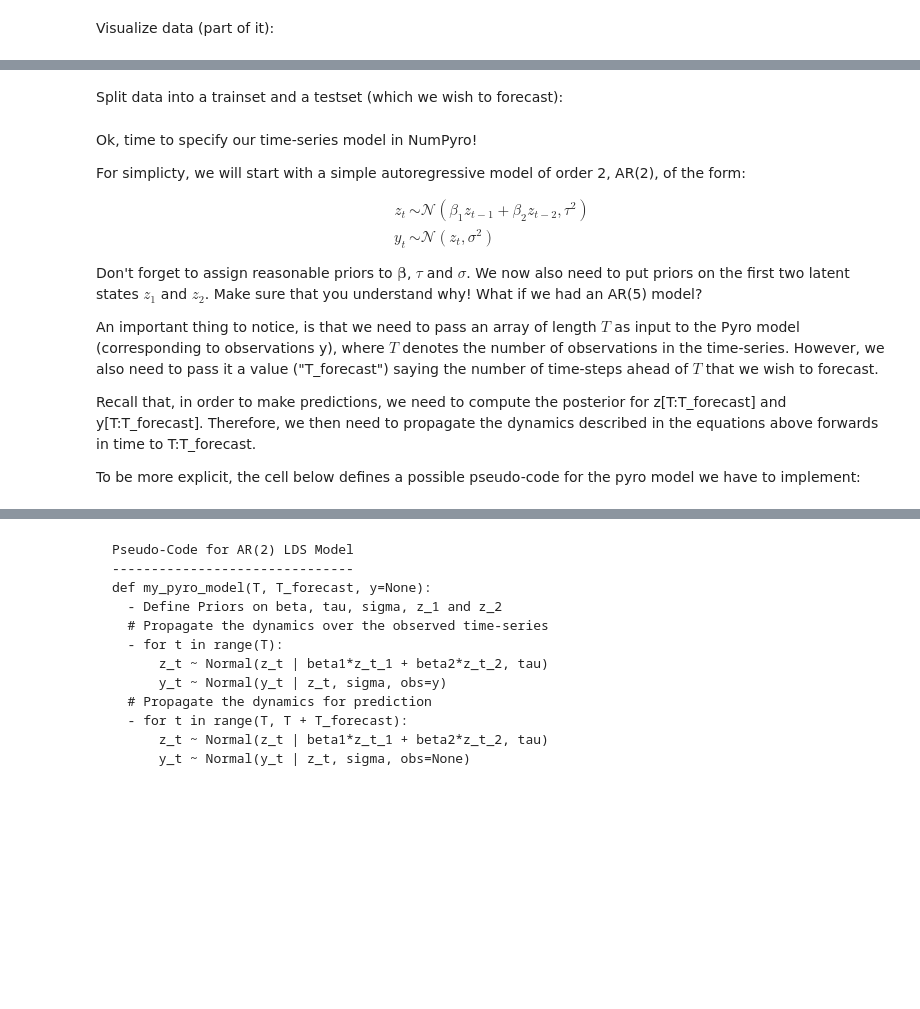
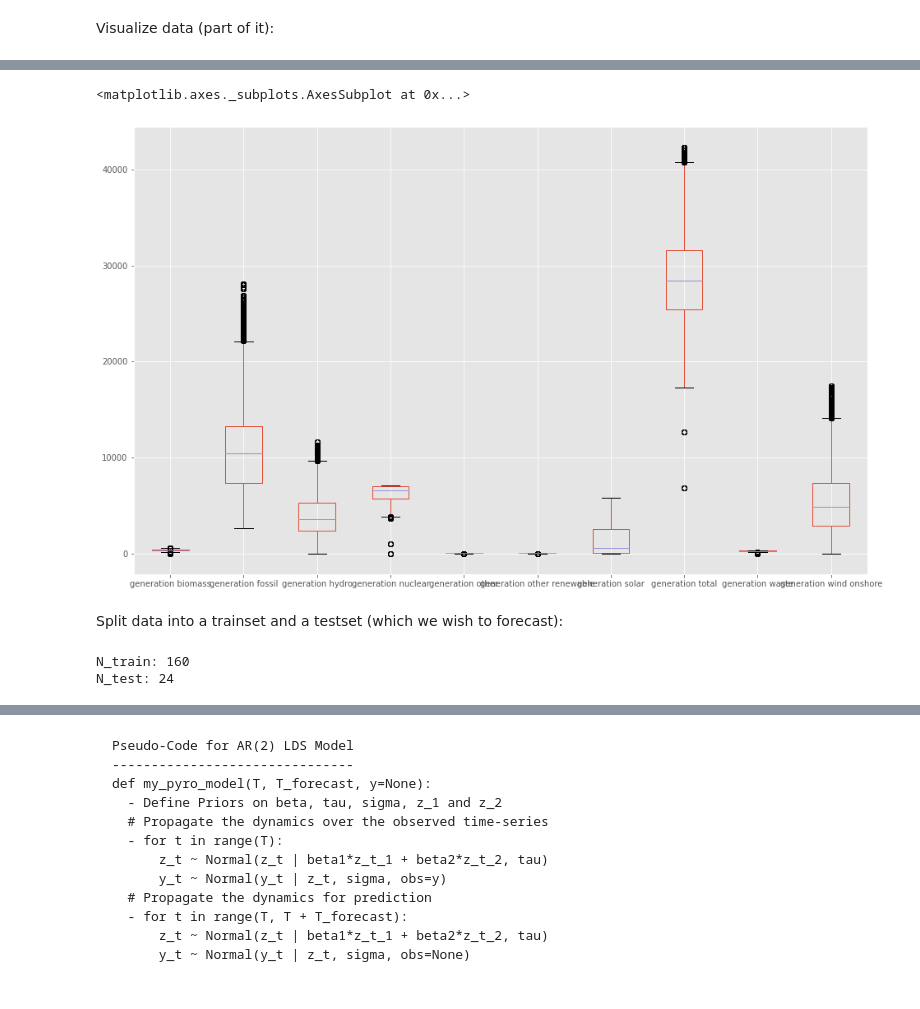
Before and after one commit to wdmdev/42186-MBML-Project, a Jupyter notebook: notebook_william.ipynb, the cells around one changed output, grey strips where cells are left out. Drawn from its saved outputs; the diff is of its cells as text; code cells hidden in the pictures; blank space fills up the shorter version.

```diff
--- a/notebook_william.ipynb
+++ b/notebook_william.ipynb
@@ -53,2 +135,7 @@ plt.legend(df.columns);
+# %%
+X_E.boxplot()
+# %% [output]
+<matplotlib.axes._subplots.AxesSubplot at 0x...>
+[figure, added]
 # %% [markdown]
 Split data into a trainset and a testset (which we wish to forecast):
@@ -60,26 +142,15 @@ print("N=%d, D=%d" % (N,D))
 # %%
+y = Y.values
 ix_train = range(824, 984)
 ix_test = range(984, 1008)
 N_train = len(ix_train)
 N_test = len(ix_test)
 print("N_train:", N_train)
 print("N_test:", N_test)
-y_train = y[ix_train,:]
-y_test = y[ix_test,:]
+x_train = np.concatenate([X_W.values[N_train, :], X_E.values[N_train,:]])
+x_test = np.concatenate([X_W.values[N_test, :], X_E.values[N_test, :]])
+y_train = y[ix_train]
+y_test = y[ix_test]
+# %% [output]
+N_train: 160
+N_test: 24
-# %% [markdown]
-Ok, time to specify our time-series model in NumPyro!
-
-For simplicty, we will start with a simple autoregressive model of order 2, AR(2), of the form:
-
-\begin{align}
-z_t &\sim \mathcal{N}(\beta_1 z_{t-1} + \beta_2 z_{t-2}, \tau^2)\\
-y_t &\sim \mathcal{N}(z_t, \sigma^2)
-\end{align}
-
-Don't forget to assign reasonable priors to $\boldsymbol\beta$, $\tau$ and $\sigma$. We now also need to put priors on the first two latent states $z_1$ and $z_2$. Make sure that you understand why! What if we had an AR(5) model?
-
-An important thing to notice, is that we need to pass an array of length $T$ as input to the Pyro model (corresponding to observations y), where $T$ denotes the number of observations in the time-series. However, we also need to pass it a value ("T_forecast") saying the number of time-steps ahead of $T$ that we wish to forecast.
-
-Recall that, in order to make predictions, we need to compute the posterior for z[T:T_forecast] and y[T:T_forecast]. Therefore, we then need to propagate the dynamics described in the equations above forwards in time to T:T_forecast.
-
-To be more explicit, the cell below defines a possible pseudo-code for the pyro model we have to implement:
```
Also changed, not shown: parts of 12 cells of this notebook.
